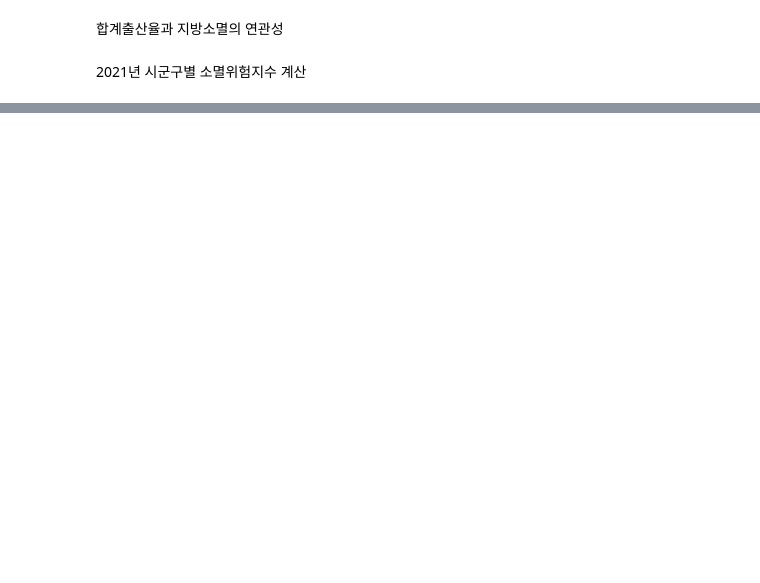
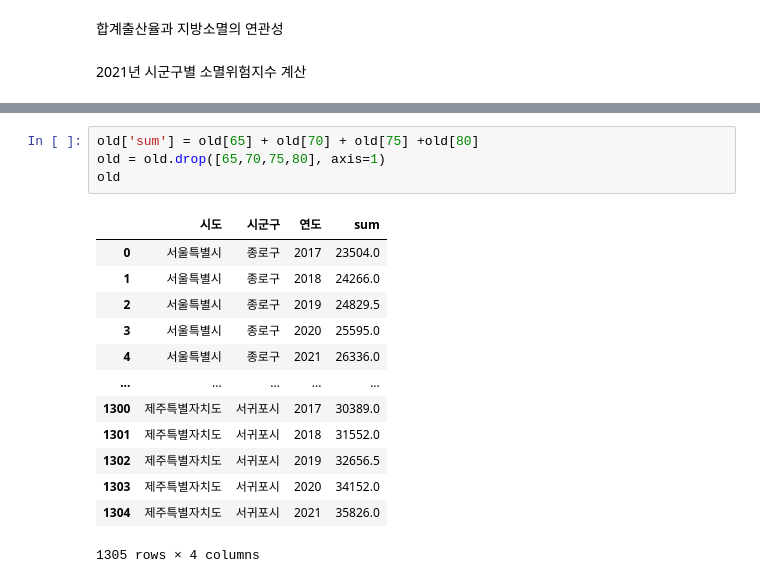
Before and after one commit to sphy1597/data_analysis-DS, a Jupyter notebook: 인구소멸해결방안(규처리꺼_ver)_ipynb의_사본.ipynb, the cells around one changed output, grey strips where cells are left out. Cells and saved outputs as stored; diff of their text form; blank space fills up the shorter version.

```diff
--- a/인구소멸해결방안(규처리꺼_ver)_ipynb의_사본.ipynb
+++ b/인구소멸해결방안(규처리꺼_ver)_ipynb의_사본.ipynb
@@ -73,0 +61,18 @@ print('Hello word')
+# %%
+old['sum'] = old[65] + old[70] + old[75] +old[80]
+old = old.drop([65,70,75,80], axis=1)
+old
+# %% [output]
+|  | 시도 | 시군구 | 연도 | sum |
+| 0 | 서울특별시 | 종로구 | 2017 | 23504.0 |
+| 1 | 서울특별시 | 종로구 | 2018 | 24266.0 |
+| 2 | 서울특별시 | 종로구 | 2019 | 24829.5 |
+| 3 | 서울특별시 | 종로구 | 2020 | 25595.0 |
+| 4 | 서울특별시 | 종로구 | 2021 | 26336.0 |
+| ... | ... | ... | ... | ... |
+| 1300 | 제주특별자치도 | 서귀포시 | 2017 | 30389.0 |
+| 1301 | 제주특별자치도 | 서귀포시 | 2018 | 31552.0 |
+| 1302 | 제주특별자치도 | 서귀포시 | 2019 | 32656.5 |
+| 1303 | 제주특별자치도 | 서귀포시 | 2020 | 34152.0 |
+| 1304 | 제주특별자치도 | 서귀포시 | 2021 | 35826.0 |
+1305 rows × 4 columns
```
Also changed, not shown: parts of 14 cells of this notebook.
